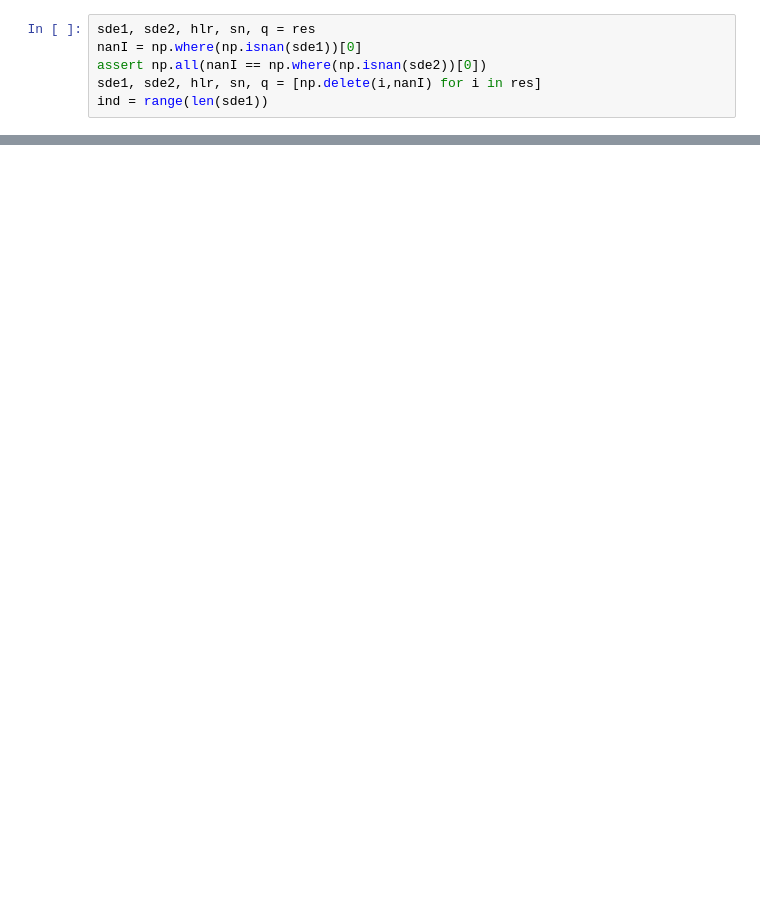
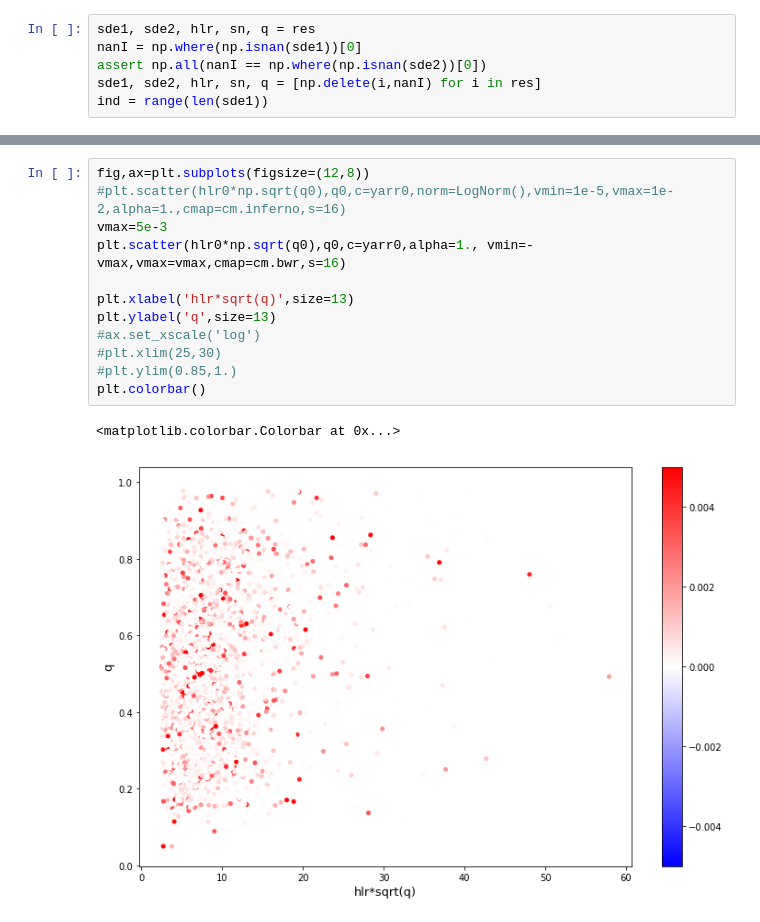
Before and after one commit to earosenberg/wl-bias-leaps, a Jupyter notebook: smallstudy-many_load_and_plot.ipynb, the cells around one changed output, grey strips where cells are left out. Drawn from its saved outputs; the diff is of its cells as text; blank space fills up the shorter version.

```diff
--- a/smallstudy-many_load_and_plot.ipynb
+++ b/smallstudy-many_load_and_plot.ipynb
@@ -45,0 +75,15 @@ plt.axhline(1e-3,linestyle=':',c='k')
+# %%
+fig,ax=plt.subplots(figsize=(12,8))
+#plt.scatter(hlr0*np.sqrt(q0),q0,c=yarr0,norm=LogNorm(),vmin=1e-5,vmax=1e-2,alpha=1.,cmap=cm.inferno,s=16)
+vmax=5e-3
+plt.scatter(hlr0*np.sqrt(q0),q0,c=yarr0,alpha=1., vmin=-vmax,vmax=vmax,cmap=cm.bwr,s=16)
+
+plt.xlabel('hlr*sqrt(q)',size=13)
+plt.ylabel('q',size=13)
+#ax.set_xscale('log')
+#plt.xlim(25,30)
+#plt.ylim(0.85,1.)
+plt.colorbar()
+# %% [output]
+<matplotlib.colorbar.Colorbar at 0x...>
+[figure, added]
```
Also changed, not shown: parts of 12 cells of this notebook, 3 other files.
